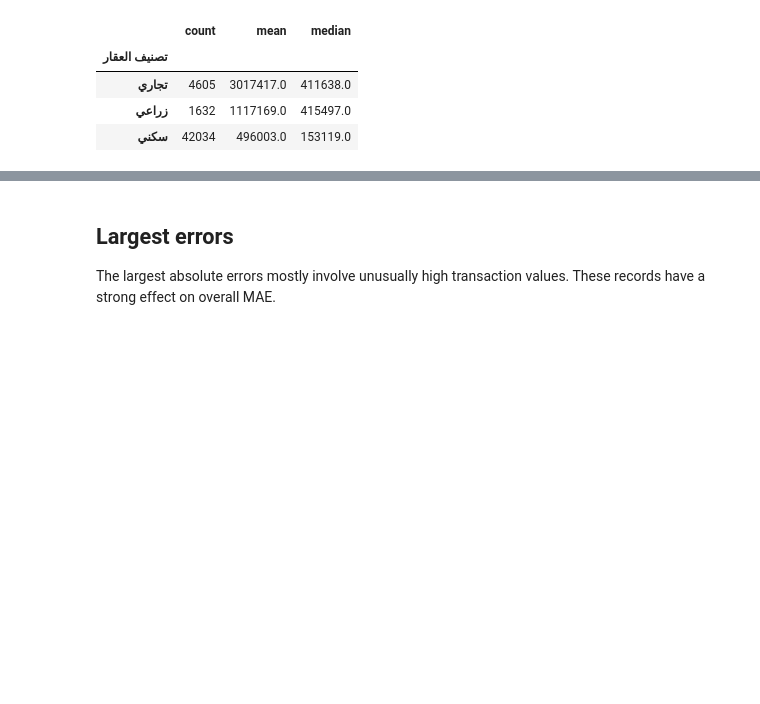
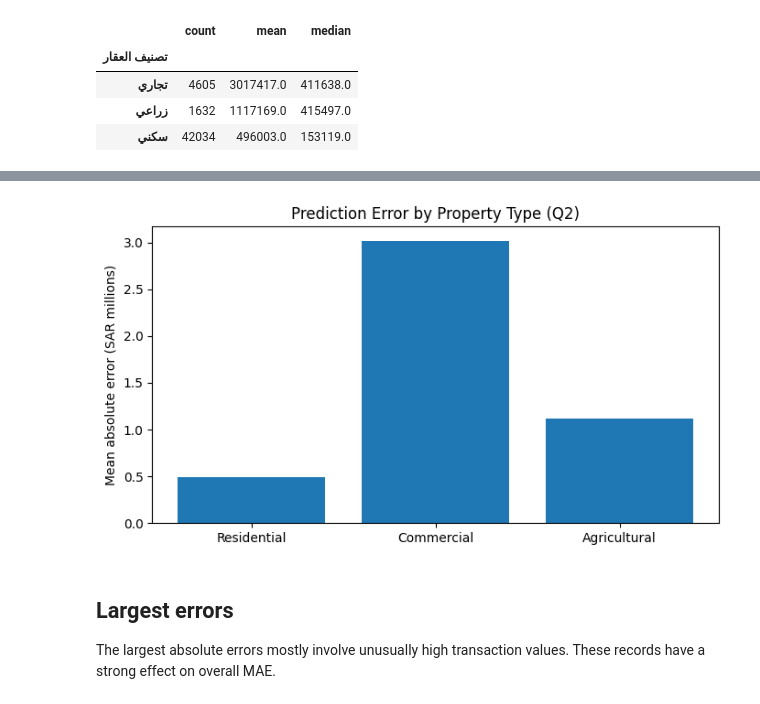
Before and after one commit to AlSulaim/Saudi-Real-Estate, a Jupyter notebook: notebooks/Transaction_Value_Prediction.ipynb, the cells around one changed output, grey strips where cells are left out. Drawn from its saved outputs; the diff is of its cells as text; code cells hidden in the pictures; blank space fills up the shorter version.

```diff
--- a/notebooks/Transaction_Value_Prediction.ipynb
+++ b/notebooks/Transaction_Value_Prediction.ipynb
@@ -193,3 +222,16 @@ error_by_type.round(0)
+# %%
+types = ["سكني", "تجاري", "زراعي"]
+labels = ["Residential", "Commercial", "Agricultural"]
+mean_errors = error_by_type.loc[types, "mean"] / 1_000_000
+
+plt.figure(figsize=(7, 4))
+plt.bar(labels, mean_errors)
+plt.title("Prediction Error by Property Type (Q2)")
+plt.ylabel("Mean absolute error (SAR millions)")
+plt.tight_layout()
+plt.show()
+# %% [output]
+[figure, added]
 # %% [markdown]
 ## Largest errors
 
```
Also changed, not shown: parts of 6 cells of this notebook, 8 other files.
